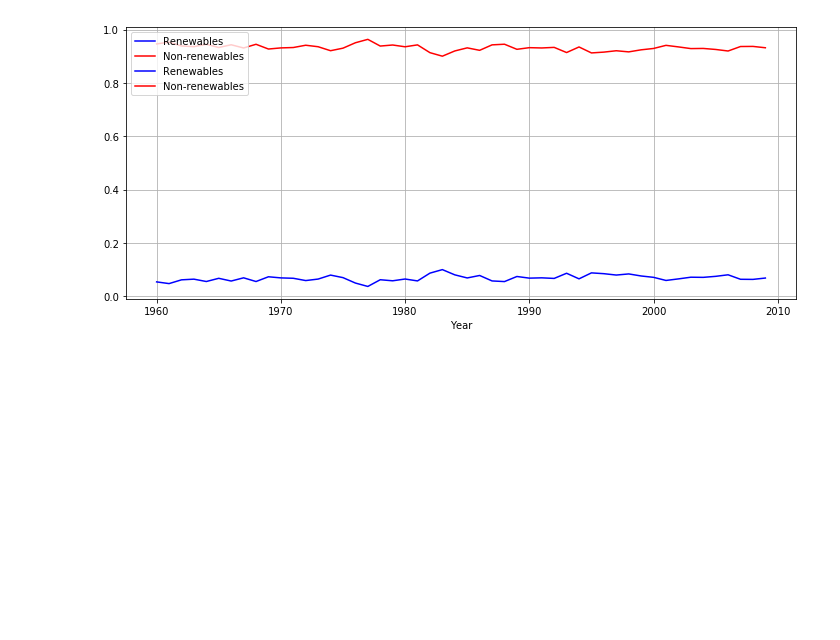
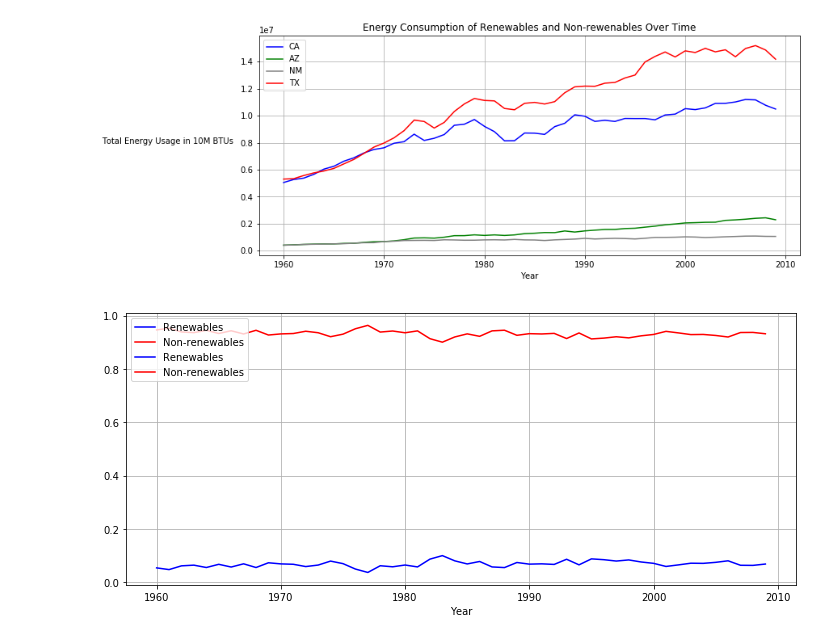
Before and after one commit to timholds/MathContestModeling2018, a Jupyter notebook: MCM2018.ipynb, the cells around one changed output. Drawn from its saved outputs; the diff is of its cells as text; code cells hidden in the pictures; blank space fills up the shorter version.

Commit message:
Added plots for multiple states sources of energy over time

```diff
--- a/MCM2018.ipynb
+++ b/MCM2018.ipynb
@@ -259,36 +259,68 @@ def get_state_data_for_plotting0(state1):
     dataCoal = dfCoal.loc[:, 'Data']
 
     dfWood = data[data.loc[:, 'MSN'] == 'WWTCB']
     dataWood = dfWood.loc[:, 'Data']
     coal_wood = dataCoal + dataWood
 
     dfNuc = data[data.loc[:, 'MSN'] == 'NUEGB']
     nuclear = dfNuc.loc[:, 'Data']
 
     dfWind = data[data.loc[:, 'MSN'] == 'WYTCB']
     wind = dfWind.loc[:, 'Data']
 
     dfSol = data[data.loc[:, 'MSN'] == 'SOTCB']
     solar = dfSol.loc[:, 'Data']
 
     dfHydro = data[data.loc[:, 'MSN'] == 'HYTCB']
     hydro = dfHydro.loc[:, 'Data']
 
     dfGeo = data[data.loc[:, 'MSN'] == 'GETCB']
     geo = dfGeo.loc[:, 'Data']
 
     dfBio = data[data.loc[:, 'MSN'] == 'BMTCB']
     bio = dfBio.loc[:, 'Data']
 
-    renewable = wind + solar + hyrdro + geo + bio
+    renewable = wind + solar + hydro + geo + bio
     nonrenewable = petro + natural_gas + coal_wood + nuclear
+    total = wind + solar + hydro + geo + bio + petro + natural_gas + coal_wood + nuclear
 
-    data_labels = ['petro', 'natural_gas', 'coal_wood', 'nuclear', 'wind', 'solar', 'hydro', 'geo', 'bio', 'renewable', 'nonrenewable']
-    data_values = [petro, natural_gas, coal_wood, nuclear, wind, solar, hydro, geo, bio, renewable, nonrenewable]
+    data_labels = ['petro', 'natural_gas', 'coal_wood', 'nuclear', 'wind', 'solar', 'hydro', 'geo', 'bio', 'renewable', 'nonrenewable', 'total']
+    data_values = [petro, natural_gas, coal_wood, nuclear, wind, solar, hydro, geo, bio, renewable, nonrenewable, total]
 
     dataf = pd.DataFrame(index = data_labels, data=data_values)
 
     return dataf
+
+dfCA = get_state_data_for_plotting0('CA')
+dfAZ = get_state_data_for_plotting0('AZ')
+dfNM = get_state_data_for_plotting0('NM')
+dfTX = get_state_data_for_plotting0('TX')
+
+
+def plot_energy_usage_over_time_all_states(dfCA, dfAZ, dfNM, dfTX):
+
+    ax = plt.figure(figsize=(12, 5)).add_subplot(111)
+
+
+    #total = df.loc['renewables', :] + df.loc['nonrenewables', :]
+
+    axCA = dfCA.loc['total', :].plot(color='blue', grid=True, label='CA')
+    axAZ = dfAZ.loc['total', :].plot(color='green', grid=True, label='AZ')
+    axNM = dfNM.loc['total', :].plot(color='gray', grid=True, label='NM')
+    axTX = dfTX.loc['total', :].plot(color='red', grid=True, label='TX')
+    #axNM = (df.loc['nonrenewables', :] / total * 100 ).plot(color='red', grid=True, label='Non-renewables')
+
+    h1, l1 = axCA.get_legend_handles_labels()
+
+    ax.set_title('Energy Consumption of Renewables and Non-rewenables Over Time')
+    ax.set_ylabel('Total Energy Usage in 10M BTUs', rotation=0, labelpad=90)
+
+    ax.legend(h1, l1, loc=2)
+    plt.show()
+
+plot_energy_usage_over_time_all_states(dfCA, dfAZ, dfNM, dfTX)
+# %% [output]
+[figure, added]
 # %%
 def plot_split_over_time(state1):
     state = state1
```
Also changed, not shown: 1 other file.
